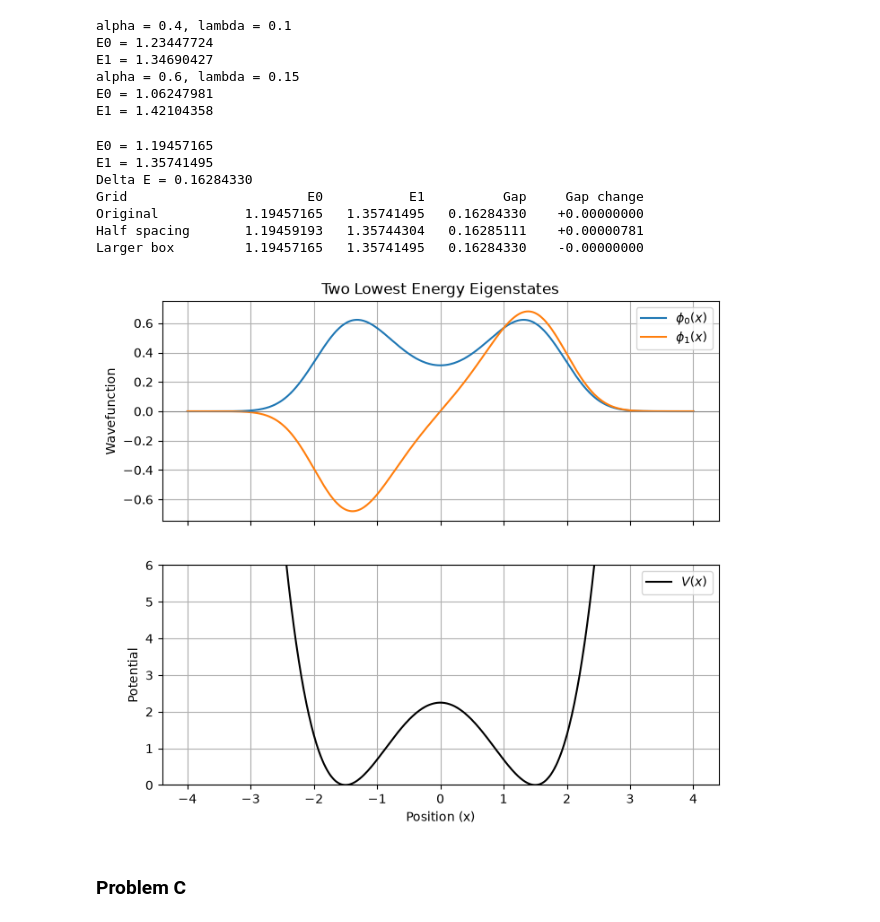
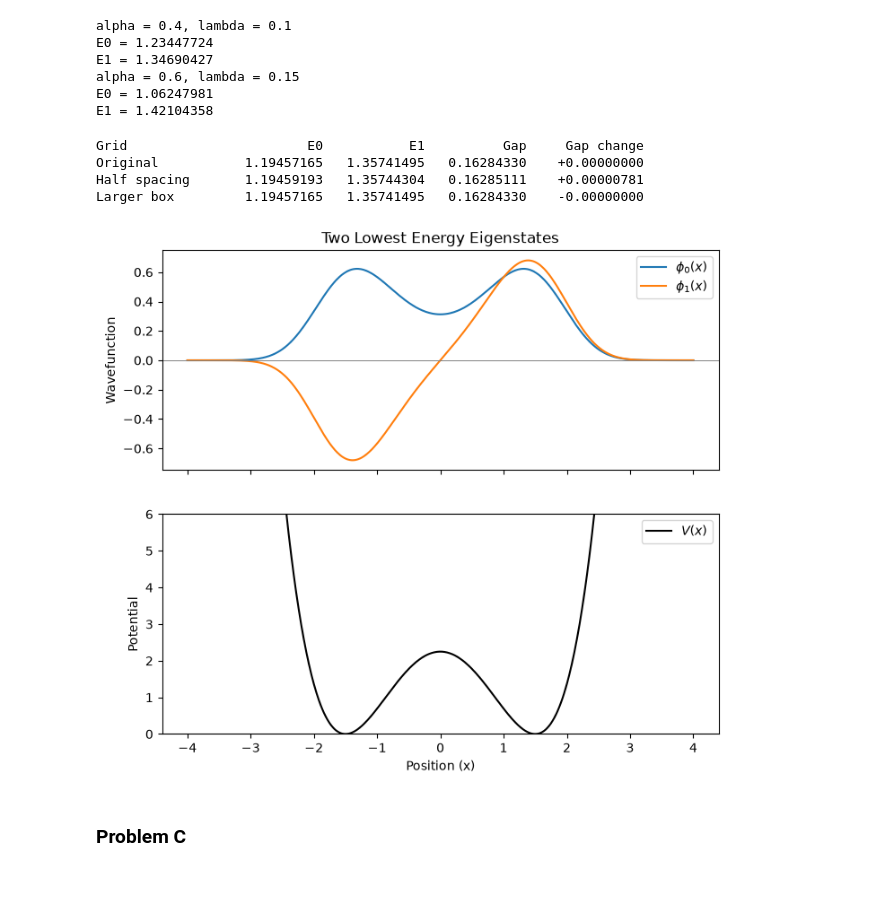
Before and after one commit to amanpalanati/phys142, a Jupyter notebook: assignments/assignment2/assignment2.ipynb, the cells around one changed output. Drawn from its saved outputs; the diff is of its cells as text; code cells hidden in the pictures; blank space fills up the shorter version.

```diff
--- a/assignments/assignment2/assignment2.ipynb
+++ b/assignments/assignment2/assignment2.ipynb
@@ -181,18 +181,6 @@ alpha = 0.6, lambda = 0.15
 E0 = 1.06247981
 E1 = 1.42104358
 # %%
-energies, states = solve_eigenstates(x, DX, ALPHA)
-
-E0, E1 = energies
-phi0 = states[:, 0]
-phi1 = states[:, 1]
-
-delta_E = E1 - E0
-
-print(f"E0 = {E0:.8f}")
-print(f"E1 = {E1:.8f}")
-print(f"Delta E = {delta_E:.8f}")
-
 grids = [
     ("Original", 4, 600),
     ("Half spacing", 4, 1200),
@@ -220,37 +208,34 @@ for name, e0, e1, gap in convergence_results:
     print(f"{name:<16} {e0:12.8f} {e1:12.8f} "
           f"{gap:12.8f} {gap - original_gap:+14.8f}")
 # %% [output]
-E0 = 1.19457165
-E1 = 1.35741495
-Delta E = 0.16284330
 Grid                       E0           E1          Gap     Gap change
 Original           1.19457165   1.35741495   0.16284330    +0.00000000
 Half spacing       1.19459193   1.35744304   0.16285111    +0.00000781
 Larger box         1.19457165   1.35741495   0.16284330    -0.00000000
 # %%
+_, states = solve_eigenstates(x, DX, ALPHA)
+phi0 = states[:, 0]
+phi1 = states[:, 1]
+
 fig, (ax1, ax2) = plt.subplots(
     2, 1, figsize=(8, 7), sharex=True
 )
 
-# Eigenfunctions
 ax1.plot(x, phi0, label=r"$\phi_0(x)$")
 ax1.plot(x, phi1, label=r"$\phi_1(x)$")
 ax1.axhline(0, color="gray", linewidth=0.7)
 ax1.set(ylabel="Wavefunction",
         title="Two Lowest Energy Eigenstates")
 ax1.legend()
-ax1.grid(True)
 
-# Potential
 ax2.plot(x, V(x, ALPHA), color="black", label=r"$V(x)$")
 ax2.set(xlabel="Position (x)", ylabel="Potential",
         ylim=(0, 6))
 ax2.legend()
-ax2.grid(True)
 
 plt.show()
 # %% [output]
-[figure, old version]
+[figure, new version]
 # %% [markdown]
 ### Problem C
 # %%
```
Also changed, not shown: 2 other files.
